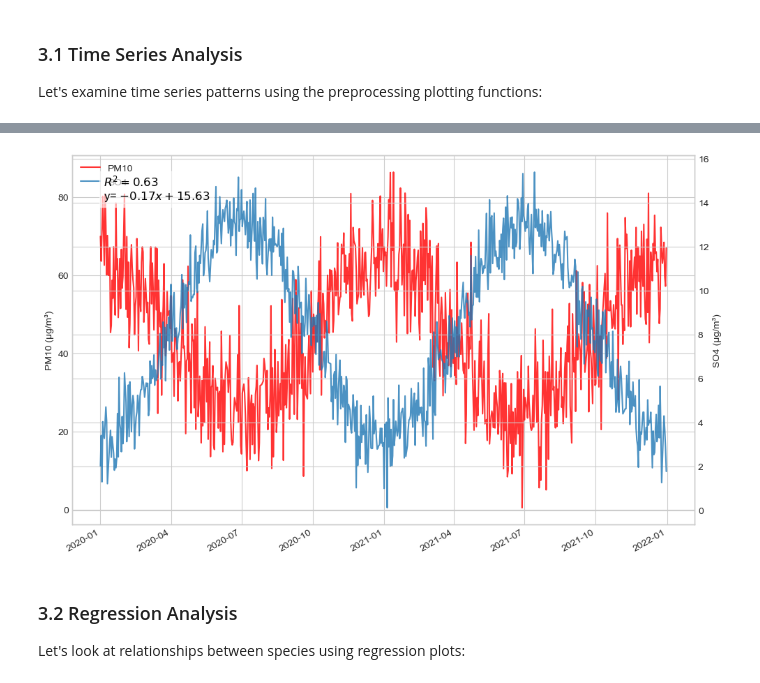
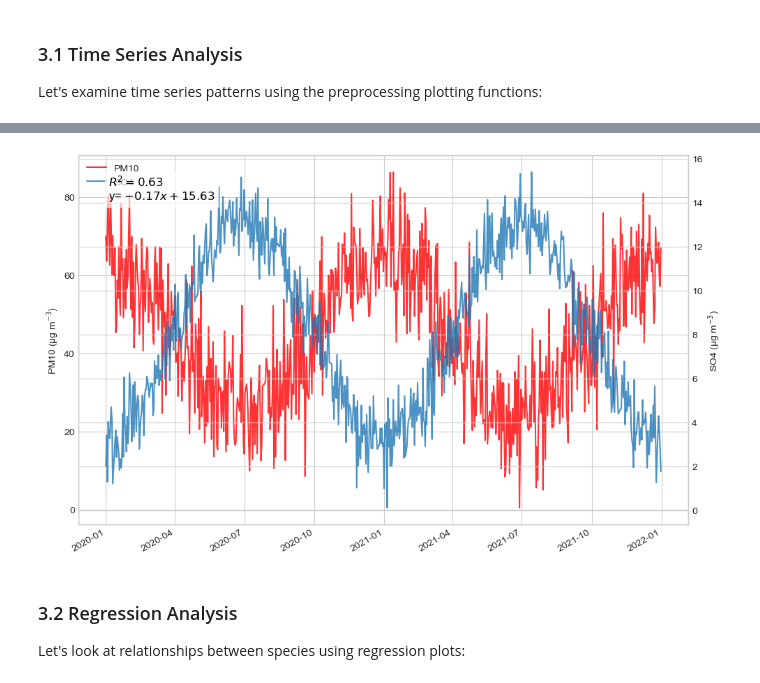
Before and after one commit to weber-s/PMF_toolkits, a Jupyter notebook: docs/examples/preprocessing_example.ipynb, the cells around one changed output, grey strips where cells are left out. Cells and saved outputs as stored; diff of their text form; code cells hidden in the pictures.

```diff
--- a/docs/examples/preprocessing_example.ipynb
+++ b/docs/examples/preprocessing_example.ipynb
@@ -485,10 +493,10 @@ plt.show()
 # %%
 # Plot time series with two y-axes to compare different scales
-fig = preprocessor.plot_timeseries_2axis('PM10', 'SO4', unit='µg/m³', show_equation=True)
+fig = preprocessor.plot_timeseries_2axis('PM10', 'SO4', unit='µg m$^{-3}$', show_equation=True)
 plt.tight_layout()
 plt.show()
 # %% [output]
-[figure, old version]
+[figure, new version]
 # %% [markdown]
 ### 3.2 Regression Analysis
 
```
Also changed, not shown: parts of 7 cells of this notebook, 2 other files.
